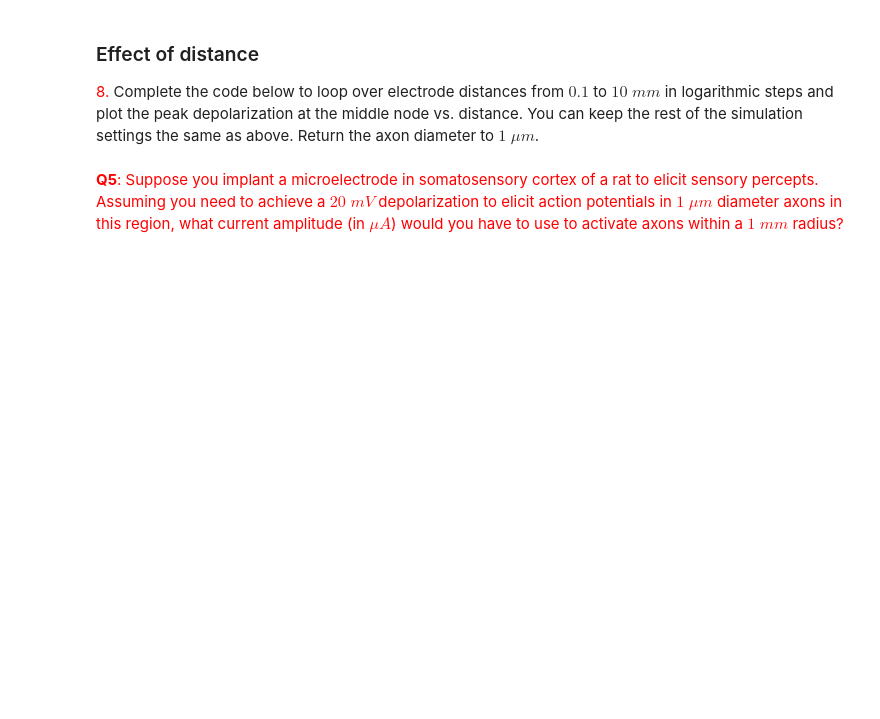
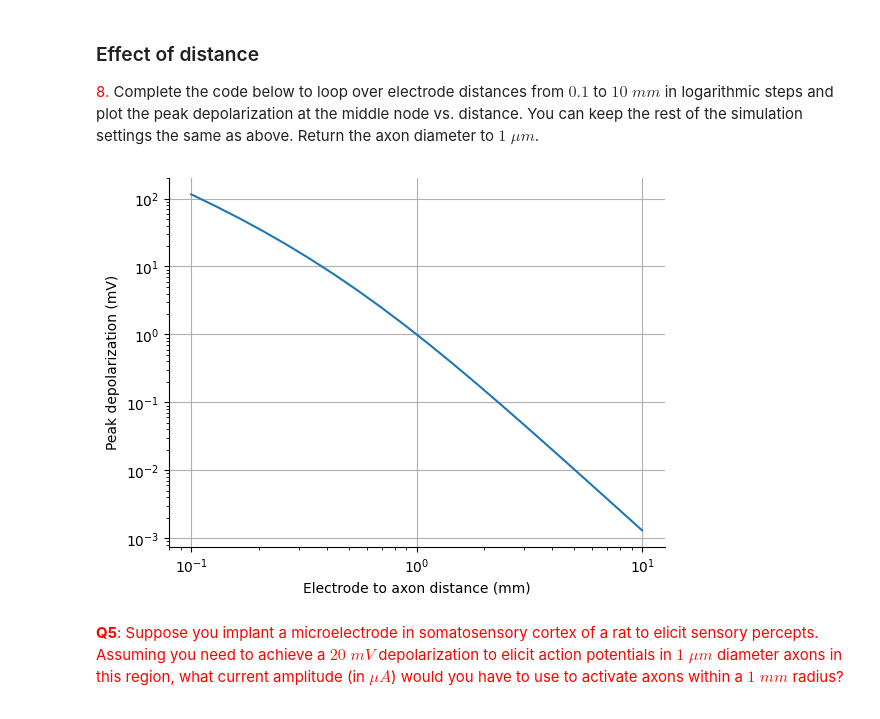
Before and after one commit to lw-miles24/12-CompModNervSys-ExtracellularStim, a Jupyter notebook: CompModNervSys_exercise12.ipynb, the cells around one changed output. Saved outputs shown, nothing was run; the diff lists cells and outputs as text; code cells hidden in the pictures; blank space fills up the shorter version.

```diff
--- a/CompModNervSys_exercise12.ipynb
+++ b/CompModNervSys_exercise12.ipynb
@@ -426,27 +411,30 @@ ax.grid('on')
 <font color='red'>8.</font> Complete the code below to loop over electrode distances from $0.1$ to $10 \; mm$ in logarithmic steps and plot the peak depolarization at the middle node vs. distance. You can keep the rest of the simulation settings the same as above. Return the axon diameter to $1 \; \mu m$.
 # %%
 # Define stimulation parameters
-uaxon.axon.diam = 1
-y_elec_vec = np.logspace(-1,2,20) # mm
+uaxon.axon.diam = 1 # um
+y_elec_vec = np.logspace(-1,1,20)*1e3 # um
 x = 0.5
 x_index = get_closest_index(uaxon.x_vals,x)
 # Run simulations
 peakVm = []
 for yelec in y_elec_vec:
     # Call run_extracellular_stim and input yelec
-    Ve, tstim, stim = run_extracellular_stim()# your code goes here
+    Ve, tstim, stim = run_extracellular_stim(xelec,yelec,delay,duration,amp,uaxon)
     # Append peak Vm at middle node to peakVm
-    # Your code goes here
+    Ve_spec = uaxon.seg_vs[x_index]
+    peakVm.append(Ve_spec.max())
 
 # Plot
 fig = plt.figure()
 ax = fig.add_subplot(111)
-ax.plot(y_elec_vec,peakVm)
+ax.plot(y_elec_vec*1e-3,peakVm)
 ax.set_xlabel('Electrode to axon distance (mm)')
 ax.set_ylabel('Peak depolarization (mV)')
 ax.set_xscale('log')
 ax.set_yscale('log')
 ax.grid('on')
+# %% [output]
+[figure, added]
 # %% [markdown]
 <font color='red'>
 
```
Also changed, not shown: parts of 13 cells of this notebook.
